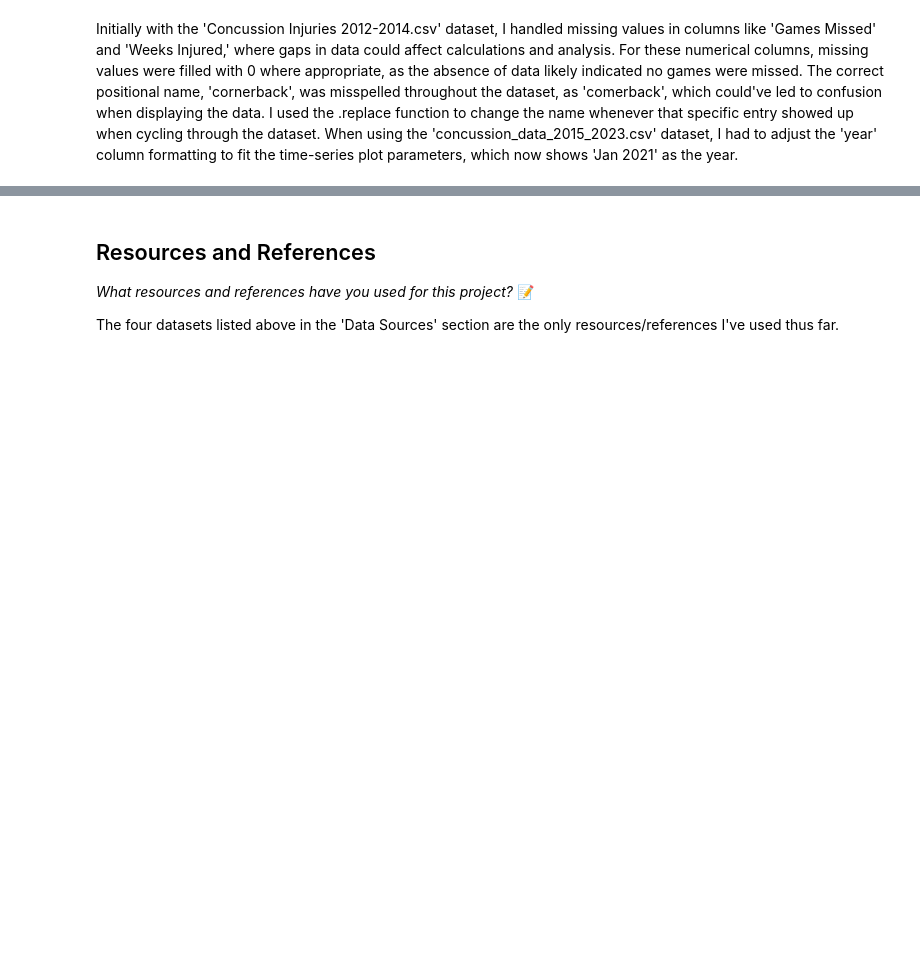
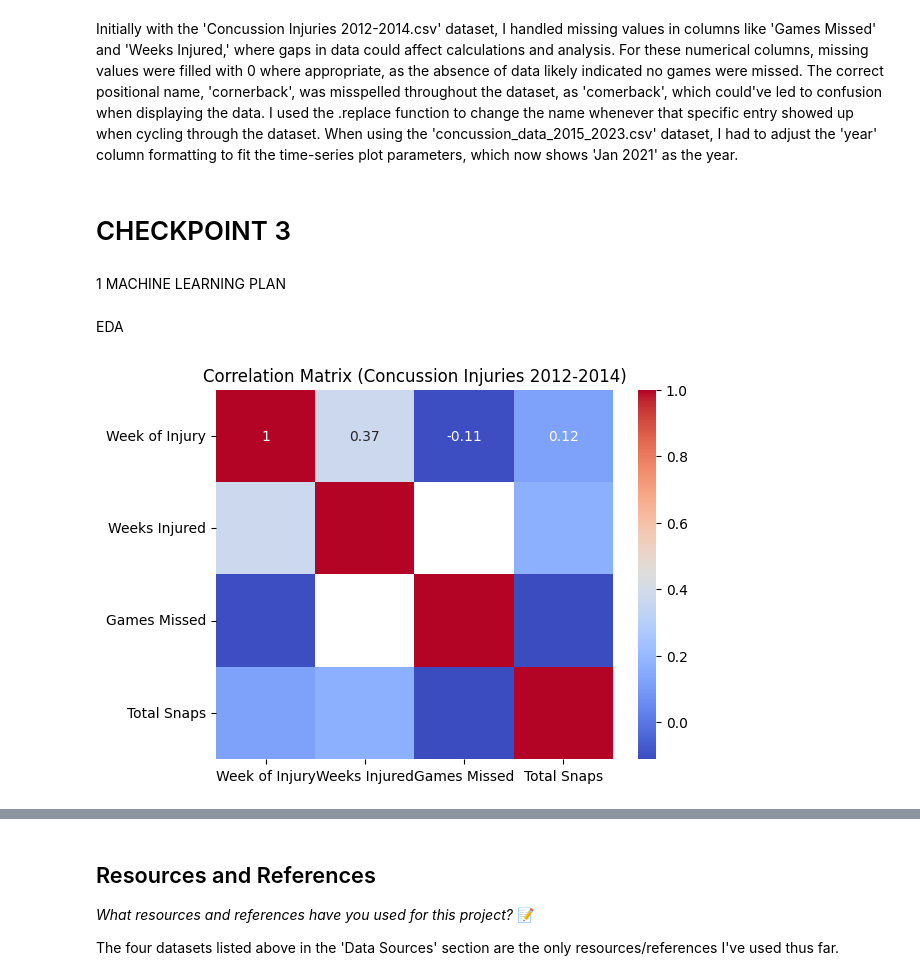
Before and after one commit to IT4063C-Fall24/final-project-jenkinsmt, a Jupyter notebook: source.ipynb, the cells around one changed output, grey strips where cells are left out. Drawn from its saved outputs; the diff is of its cells as text; code cells hidden in the pictures; blank space fills up the shorter version.

Commit message:
Checkpoint 3 Update 1

```diff
--- a/source.ipynb
+++ b/source.ipynb
@@ -156,3 +156,26 @@ Visualization 4 is bar graph that showcases head injuries by position based, seg
 # DATA CLEANING AND TRANSFORMATION
 # %% [markdown]
 Initially with the 'Concussion Injuries 2012-2014.csv' dataset, I handled missing values in columns like 'Games Missed' and 'Weeks Injured,' where gaps in data could affect calculations and analysis. For these numerical columns, missing values were filled with 0 where appropriate, as the absence of data likely indicated no games were missed. The correct positional name, 'cornerback', was misspelled throughout the dataset, as 'comerback', which could've led to confusion when displaying the data. I used the .replace function to change the name whenever that specific entry showed up when cycling through the dataset. When using the 'concussion_data_2015_2023.csv' dataset, I had to adjust the 'year' column formatting to fit the time-series plot parameters, which now shows 'Jan 2021' as the year.
+# %% [markdown]
+# CHECKPOINT 3
+# %% [markdown]
+1 MACHINE LEARNING PLAN
+# %% [markdown]
+EDA
+# %%
+import pandas as pd
+import matplotlib.pyplot as plt
+import seaborn as sns
+
+df = pd.read_csv('Concussion Injuries 2012-2014.csv')
+
+# Select only numeric columns
+numeric_df = df.select_dtypes(include=['float64', 'int64'])
+
+correlation_matrix = numeric_df.corr()
+
+sns.heatmap(correlation_matrix, annot=True, cmap='coolwarm')
+plt.title("Correlation Matrix (Concussion Injuries 2012-2014)")
+plt.show()
+# %% [output]
+[figure, added]
```
Also changed, not shown: parts of 13 cells of this notebook.
